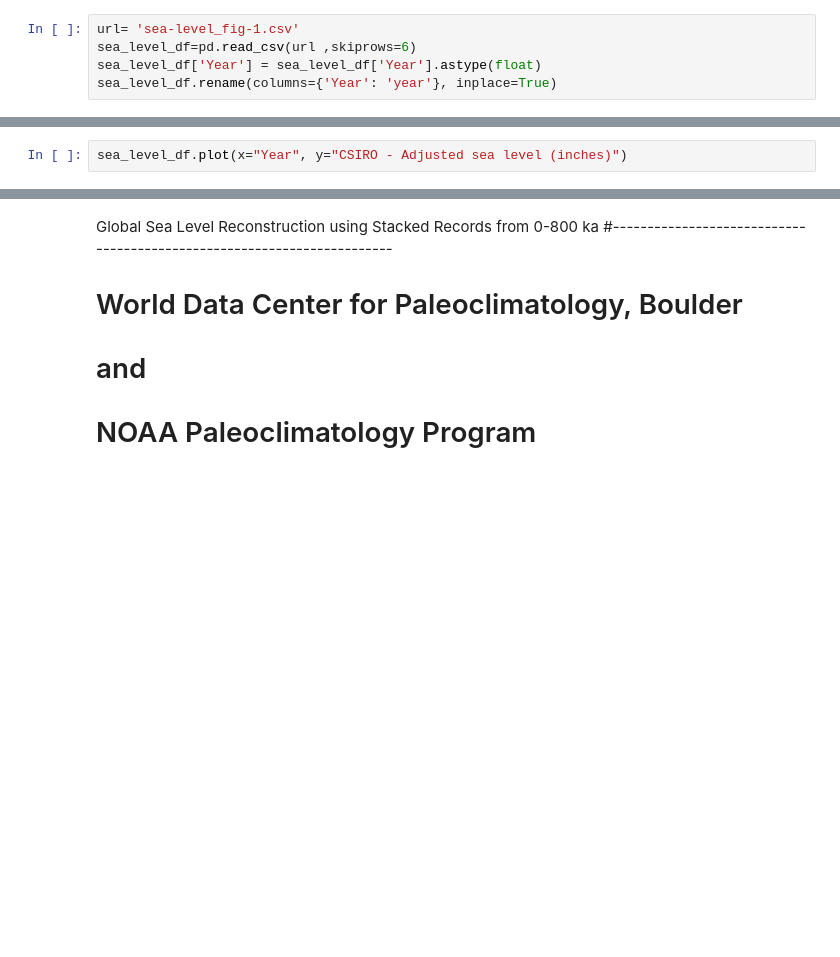
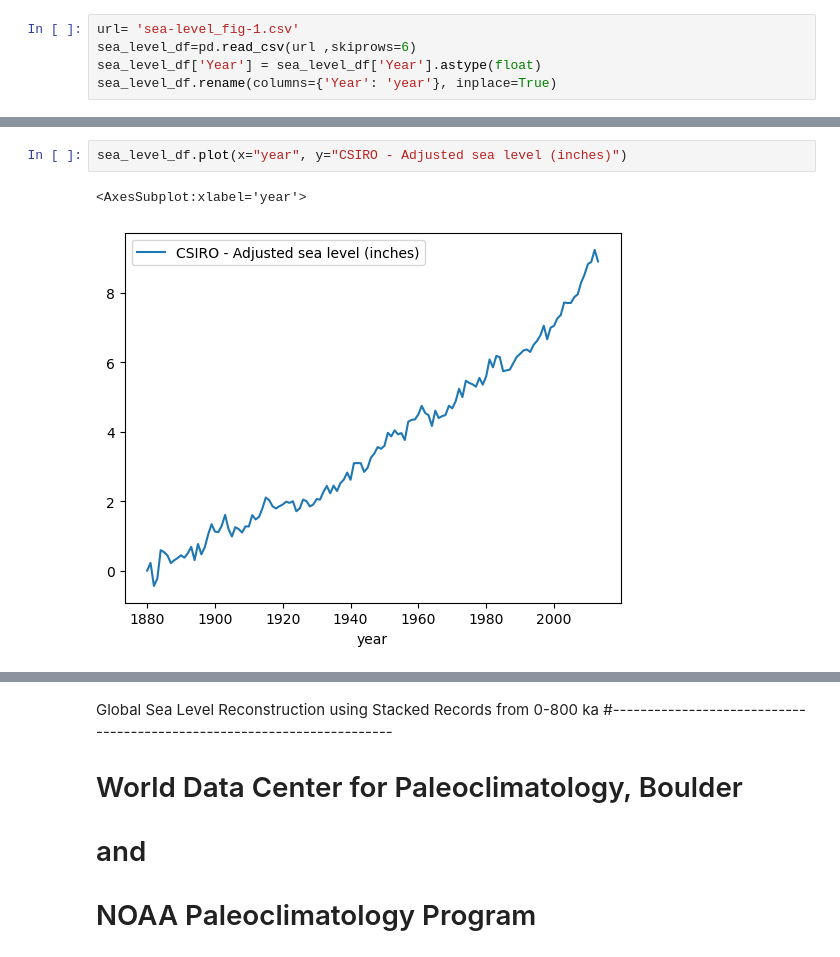
Before and after one commit to OlgaKnut/Programming-for-Data-Analysis-Project-2, a Jupyter notebook: pfda_project_2.ipynb, the cells around one changed output, grey strips where cells are left out. Saved outputs shown, nothing was run; the diff lists cells and outputs as text; blank space fills up the shorter version.

```diff
--- a/pfda_project_2.ipynb
+++ b/pfda_project_2.ipynb
@@ -108,5 +181,8 @@ df.plot()
 # %%
-sea_level_df.plot(x="Year", y="CSIRO - Adjusted sea level (inches)")
+sea_level_df.plot(x="year", y="CSIRO - Adjusted sea level (inches)")
+# %% [output]
+<AxesSubplot:xlabel='year'>
+[figure, added]
 # %%
 print(sea_level_df.head())
 print("------")
```
Also changed, not shown: parts of 27 cells of this notebook, 2 other files.
